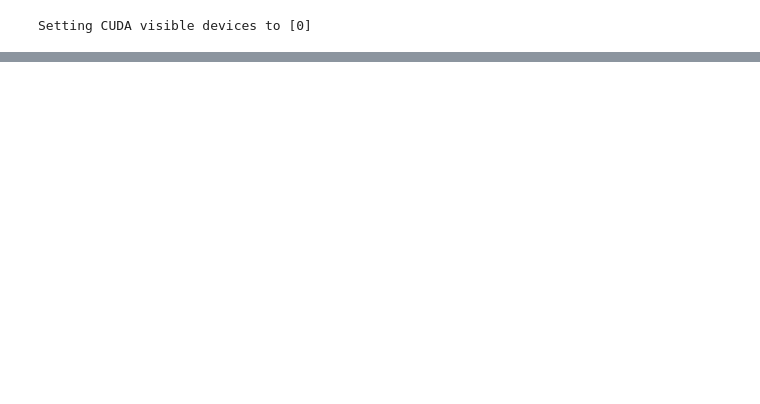
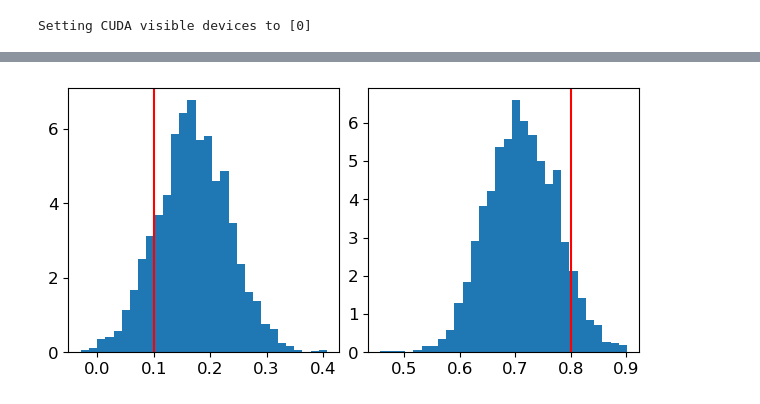
Before and after one commit to UncertaintyInComplexSystems/bamojax, a Jupyter notebook: bamojax/examples/timeseries/AR_models.ipynb, the cells around one changed output, grey strips where cells are left out. Drawn from its saved outputs; the diff is of its cells as text; code cells hidden in the pictures; blank space fills up the shorter version.

```diff
--- a/bamojax/examples/timeseries/AR_models.ipynb
+++ b/bamojax/examples/timeseries/AR_models.ipynb
@@ -288,15 +11,0 @@ predictions = jax.vmap(wrapper)(keys, result_nuts['states'])
-# %%
-plt.figure(figsize=(12, 5))
-ax = plt.gca()
-ax.plot(dates, co2)
-for i in range(0, num_samples, 20):
-    ax.plot(dates[n_train:], predictions[i, :], color='tab:green', alpha=0.1)
-ax.set_xticks(dates[::12])
-ax.set_xticklabels(labels=dates[::12], rotation=45)
-ax.xaxis.set_major_locator(mdates.MonthLocator(interval=48))
-ax.xaxis.set_major_formatter(mdates.DateFormatter('%Y-%m'))
-ax.set_xlim([dates[0], dates[-1]])
-ax.axvspan(xmin=dates[n_train], xmax=dates[n-1], color='Grey', alpha=0.1)
-ax.axvline(x=dates[n_train], color='k', ls='-', lw=0.5)
-ax.set_xlabel('Date')
-ax.set_ylabel('CO2 (ppm)');
@@ -306,0 +154,38 @@ Clearly, the fit on the CO2 data is poor if we only model the AR(2) component; w
+# %%
+p = 2
+
+arp_model = Model(f'AR({p})')
+intercept_node = arp_model.add_node('intercept', distribution=dx.Normal(loc=jnp.zeros((1,)), scale=jnp.ones((1, ))))
+coefficients_node = arp_model.add_node('coefficients', distribution=dx.Normal(loc=jnp.zeros((p, )), scale=jnp.ones((p, ))))
+y0_node = arp_model.add_node('y0', dx.Normal(loc=jnp.zeros((p, )), scale=jnp.ones((p, ))))
+scale_node = arp_model.add_node('scale', distribution=dx.Transformed(dx.Normal(loc=0.0, scale=1.0), tfb.Exp()))
+
+y_node = arp_model.add_node('y(t)',
+                            distribution=AutoRegressionFactory(ar_fn=ar_p_fn),
+                            observations=sample,
+                            parents=dict(coefficients=coefficients_node,
+                                         y0=y0_node,
+                                         scale=scale_node,
+                                         intercept=intercept_node))
+
+step_fns = dict(intercept=normal_random_walk,
+                coefficients=normal_random_walk,
+                y0=normal_random_walk,
+                scale=normal_random_walk)
+step_fn_params = dict(intercept=dict(sigma=0.1),
+                      coefficients=dict(sigma=0.1*jnp.eye(p)),
+                      y0=dict(sigma=0.1*jnp.eye(p)),
+                      scale=dict(sigma=0.1))
+
+gibbs = gibbs_sampler(arp_model, step_fns=step_fns, step_fn_params=step_fn_params)
+engine = SMCInference(model=arp_model, mcmc_kernel=gibbs, num_particles=2000, num_mutations=100, num_chains=1)
+results = engine.run(jrnd.PRNGKey(0))
+
+coefficients_posterior = results['final_state'].particles['coefficients'][:, ::-1]
+nbins = 30
+_, axes = plt.subplots(nrows=1, ncols=p, constrained_layout=True, figsize=(3*p, 3))
+for i, ax in enumerate(axes):
+    ax.hist(coefficients_posterior[:, i], density=True, bins=nbins)
+    ax.axvline(x=state['coefficients'][i], color='r')
+# %% [output]
+[figure, added]
```
Also changed, not shown: parts of 38 cells of this notebook.
